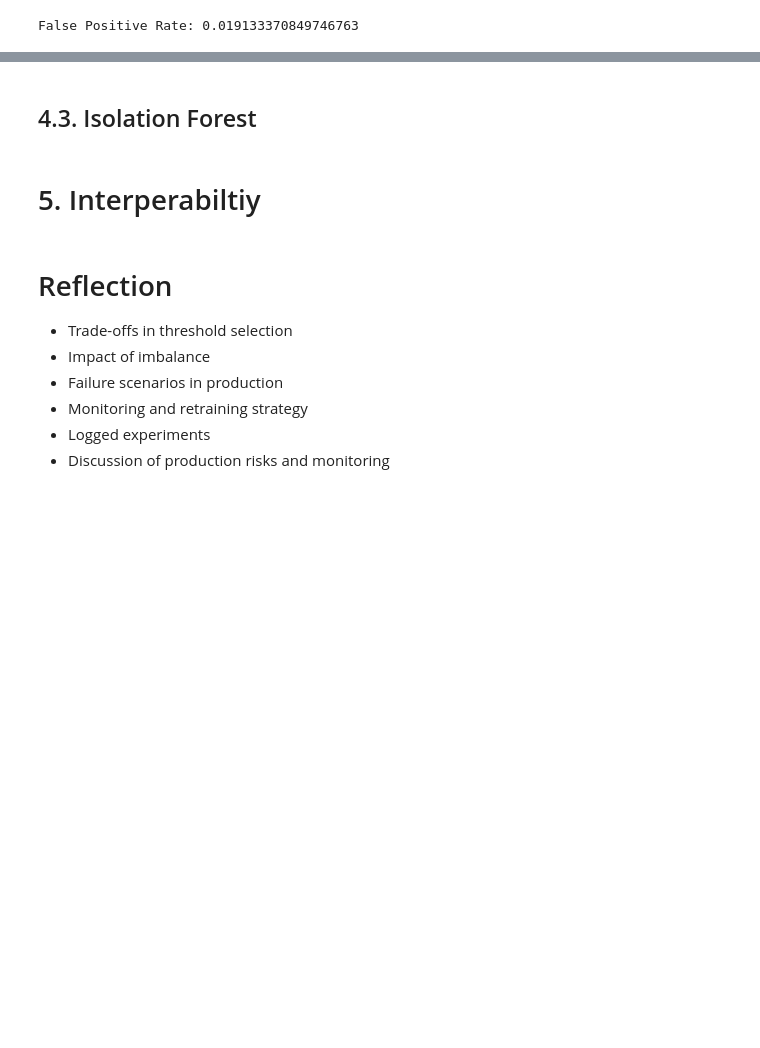
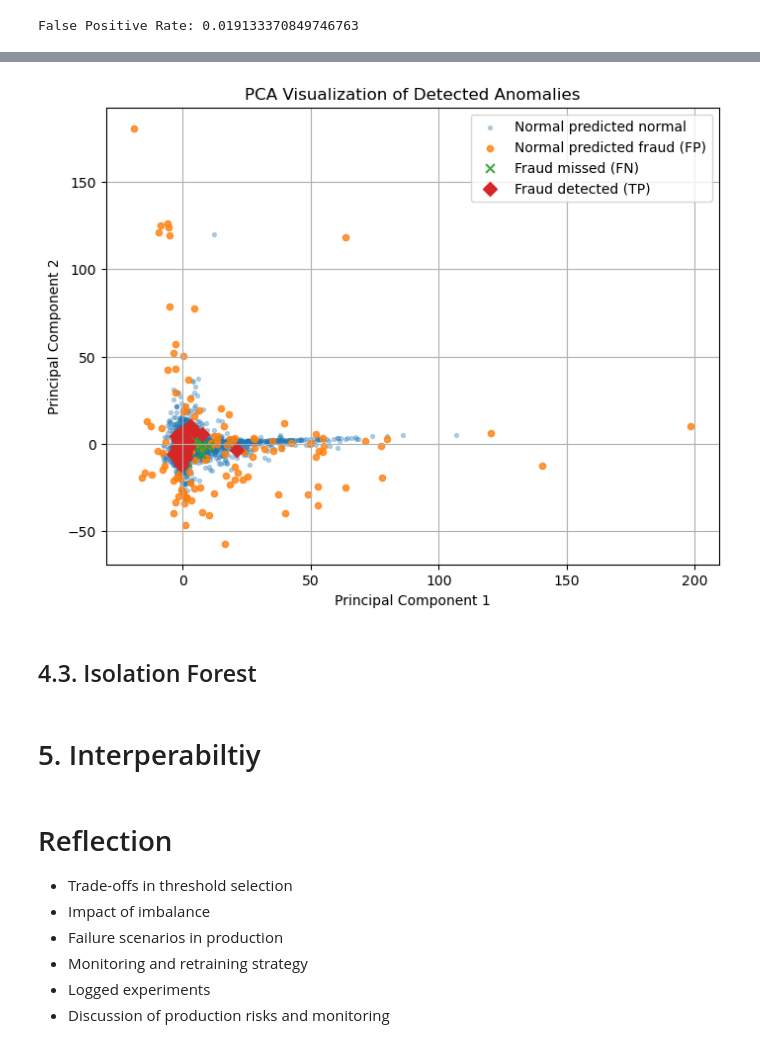
Before and after one commit to Kilomaroon/ECE447Project, a Jupyter notebook: 447Project.ipynb, the cells around one changed output, grey strips where cells are left out. Cells and saved outputs as stored; diff of their text form; code cells hidden in the pictures; blank space fills up the shorter version.

```diff
--- a/447Project.ipynb
+++ b/447Project.ipynb
@@ -633,3 +689,50 @@ False Positive Rate: 0.019133370849746763
+# %%
+from sklearn.decomposition import PCA
+import matplotlib.pyplot as plt
+import numpy as np
+
+# Reduce test data to 2D
+pca = PCA(n_components=2, random_state=42)
+X_test_pca = pca.fit_transform(X_test_scaled)
+
+plt.figure(figsize=(8, 6))
+
+# True normals predicted as normal
+mask_tn = (y_test == 0) & (y_pred == 0)
+plt.scatter(
+    X_test_pca[mask_tn, 0], X_test_pca[mask_tn, 1],
+    s=8, alpha=0.3, label="Normal predicted normal"
+)
+
+# True normals predicted as fraud (false positives)
+mask_fp = (y_test == 0) & (y_pred == 1)
+plt.scatter(
+    X_test_pca[mask_fp, 0], X_test_pca[mask_fp, 1],
+    s=20, alpha=0.8, label="Normal predicted fraud (FP)"
+)
+
+# True fraud predicted as normal (false negatives)
+mask_fn = (y_test == 1) & (y_pred == 0)
+plt.scatter(
+    X_test_pca[mask_fn, 0], X_test_pca[mask_fn, 1],
+    s=40, alpha=0.9, marker="x", label="Fraud missed (FN)"
+)
+
+# True fraud predicted as fraud (true positives)
+mask_tp = (y_test == 1) & (y_pred == 1)
+plt.scatter(
+    X_test_pca[mask_tp, 0], X_test_pca[mask_tp, 1],
+    s=50, alpha=1.0, marker="D", label="Fraud detected (TP)"
+)
+
+plt.xlabel("Principal Component 1")
+plt.ylabel("Principal Component 2")
+plt.title("PCA Visualization of Detected Anomalies")
+plt.legend()
+plt.grid(True)
+plt.show()
+# %% [output]
+[figure, added]
 # %% [markdown]
 ## 4.3. Isolation Forest
 # %% [markdown]
```
Also changed, not shown: parts of 15 cells of this notebook.
